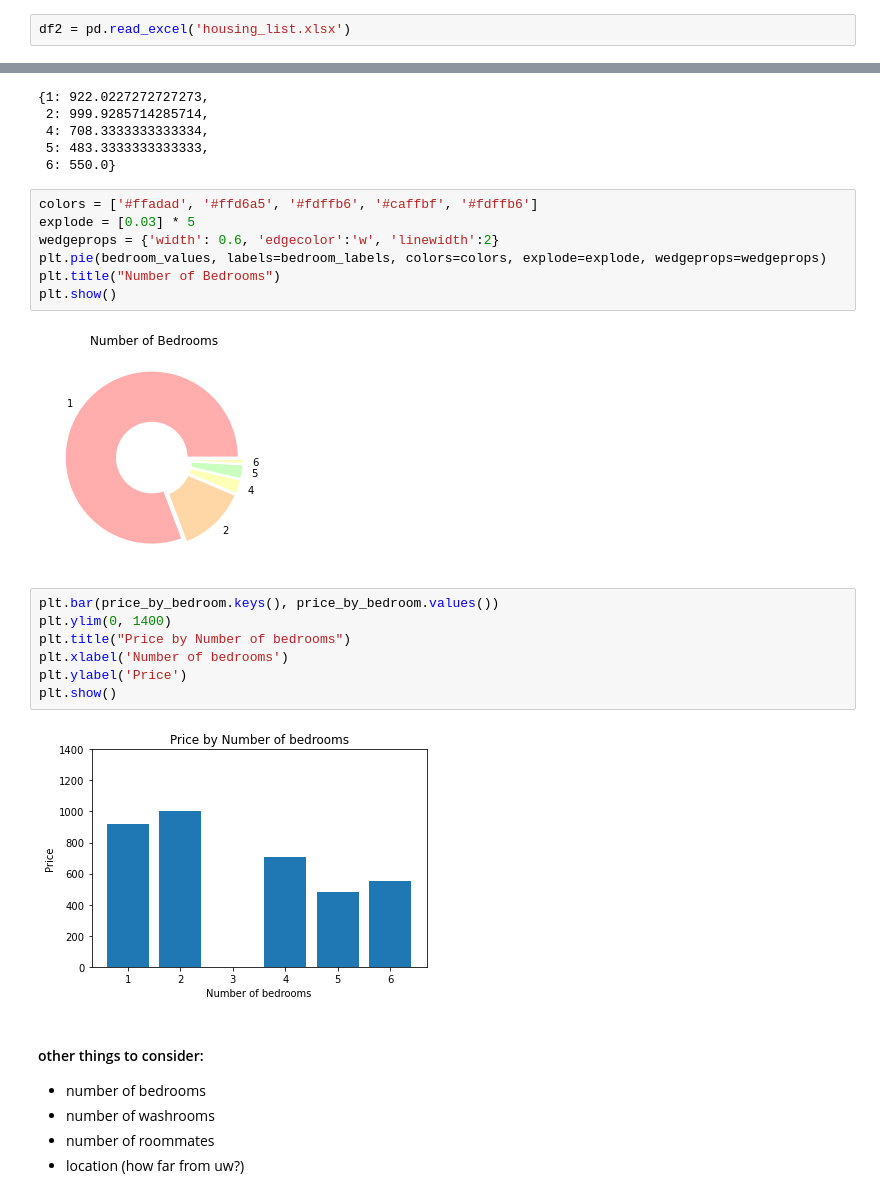
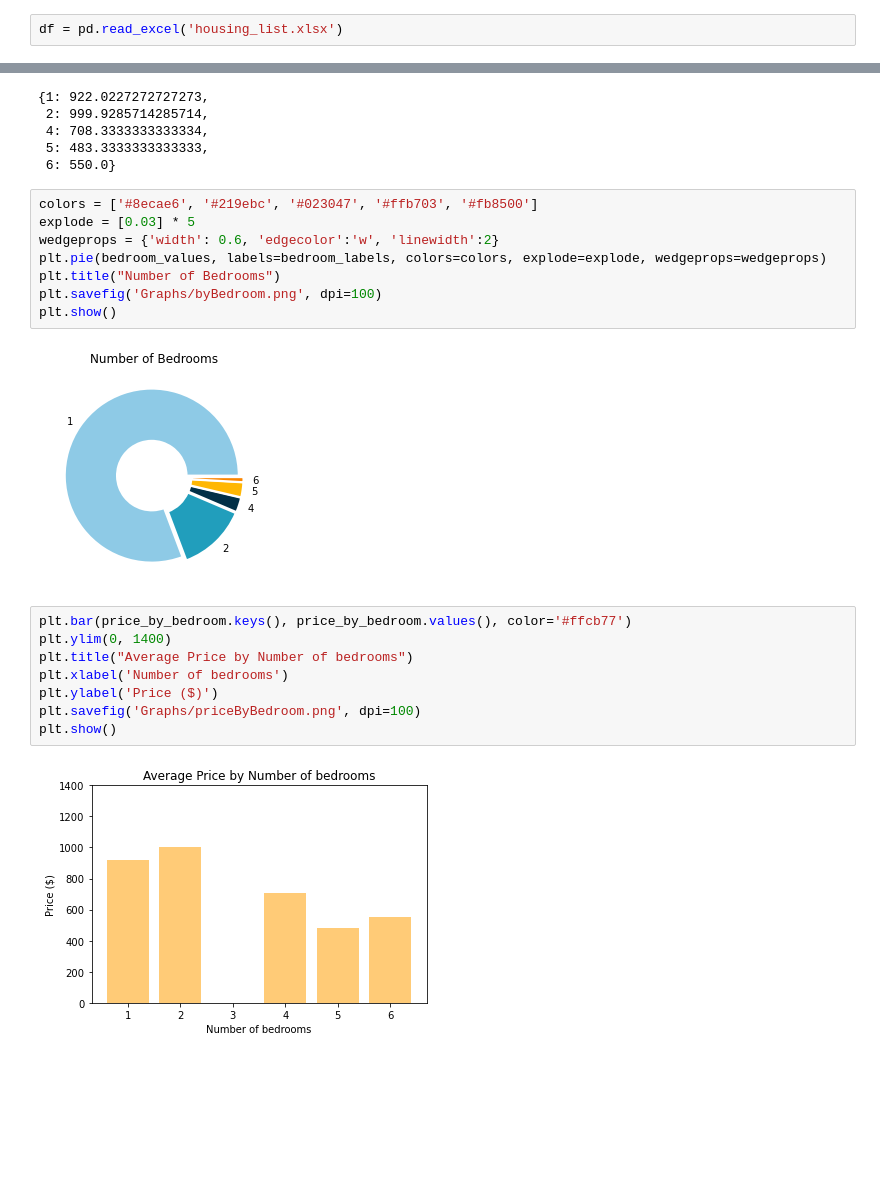
Before and after one commit to iriskimm/uw-student-housing, a Jupyter notebook: facebook_scraper.ipynb, the cells around one changed output, grey strips where cells are left out. Cells and saved outputs as stored; diff of their text form; blank space fills up the shorter version.

Commit message:
data visualization and export as files

```diff
--- a/facebook_scraper.ipynb
+++ b/facebook_scraper.ipynb
@@ -139,7 +121,7 @@ df.head()
 # %% [markdown]
 ### For now, just read from excel instead of scraping for convenience
 # %%
-df2 = pd.read_excel('housing_list.xlsx')
+df = pd.read_excel('housing_list.xlsx')
 # %%
 # ignore some rows (since people might be either putting numbers like $1, $100, $123456, $999999, or might be looking for a parking spot)
 df.drop(df[(df.price < 300) | (df.price > 5000)].index, inplace=True)
@@ -231,26 +215,22 @@ price_by_bedroom
  5: 483.3333333333333,
  6: 550.0}
 # %%
-colors = ['#ffadad', '#ffd6a5', '#fdffb6', '#caffbf', '#fdffb6']
+colors = ['#8ecae6', '#219ebc', '#023047', '#ffb703', '#fb8500']
 explode = [0.03] * 5
 wedgeprops = {'width': 0.6, 'edgecolor':'w', 'linewidth':2}
 plt.pie(bedroom_values, labels=bedroom_labels, colors=colors, explode=explode, wedgeprops=wedgeprops)
 plt.title("Number of Bedrooms")
+plt.savefig('Graphs/byBedroom.png', dpi=100)
 plt.show()
 # %% [output]
-[figure, old version]
+[figure, new version]
 # %%
-plt.bar(price_by_bedroom.keys(), price_by_bedroom.values())
+plt.bar(price_by_bedroom.keys(), price_by_bedroom.values(), color='#ffcb77')
 plt.ylim(0, 1400)
-plt.title("Price by Number of bedrooms")
+plt.title("Average Price by Number of bedrooms")
 plt.xlabel('Number of bedrooms')
-plt.ylabel('Price')
+plt.ylabel('Price ($)')
+plt.savefig('Graphs/priceByBedroom.png', dpi=100)
 plt.show()
 # %% [output]
-[figure, old version]
+[figure, new version]
-# %% [markdown]
-#### other things to consider:
-- number of bedrooms
-- number of washrooms
-- number of roommates
-- location (how far from uw?)
```
Also changed, not shown: parts of 22 cells of this notebook, 4 other files.
